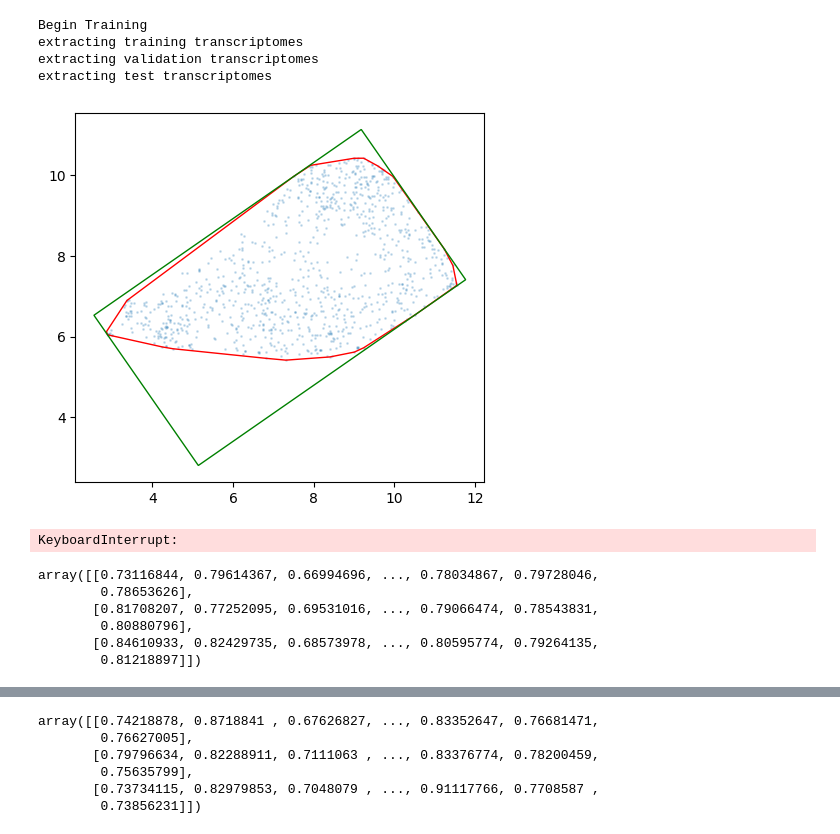
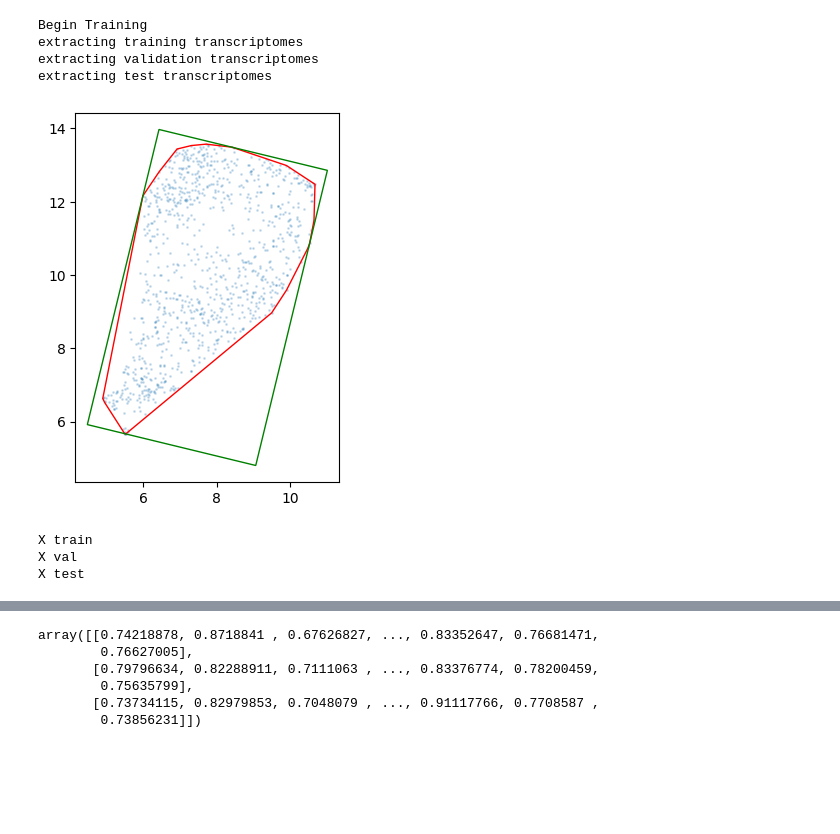
Before and after one commit to sverige16/Tomic-Chem-CP-Prot-MoA, a Jupyter notebook: 04_Tomics_Models/Erik_Models/DeepInsight.ipynb, the cells around one changed output, grey strips where cells are left out. Cells and saved outputs as stored; diff of their text form; code cells hidden in the pictures; blank space fills up the shorter version.

```diff
--- a/04_Tomics_Models/Erik_Models/DeepInsight.ipynb
+++ b/04_Tomics_Models/Erik_Models/DeepInsight.ipynb
@@ -691,45 +691,41 @@ X_test_norm = ln.transform(df_test_features.to_numpy().astype(float))
 #le = LabelEncoder()
 #y_train_enc = le.fit_transform(df_train_labels.values)
 #y_test_enc = le.transform(df_test_labels.values)
 #y_val_enc = le.transform(df_val_labels.values)
 
 # In[51]:
 from umap import UMAP
 
 distance_metric = 'cosine'
 reducer = UMAP(
     n_neighbors=15,
     min_dist=0.1,
 )
 
 
 
 # In[52]:
 
 
-pixel_size = (50, 50)
+pixel_size = (10, 10)
 it = ImageTransformer(
     feature_extractor=reducer,
     pixels=pixel_size)
 
 
 
 # In[53]:
 
 
 it.fit(df_train_features, y= df_train_labels, plot=True)
-X_train_img = it.transform(df_train_features)
-X_val_img = it.transform(df_val_features)
-X_test_img = it.transform(df_test_features)
+print('X train')
+X_train_img = it.transform(X_train_norm)
+print('X val')
+X_val_img = it.transform(X_val_norm)
+print('X test')
+X_test_img = it.transform(X_test_norm)
 # %% [output]
-[figure, old version]
+[figure, new version]
-KeyboardInterrupt:
+X train
+X val
+X test
-# %%
-X_train_norm[0:3]
-# %% [output]
-array([[0.73116844, 0.79614367, 0.66994696, ..., 0.78034867, 0.79728046,
-        0.78653626],
-       [0.81708207, 0.77252095, 0.69531016, ..., 0.79066474, 0.78543831,
-        0.80880796],
-       [0.84610933, 0.82429735, 0.68573978, ..., 0.80595774, 0.79264135,
-        0.81218897]])
```
Also changed, not shown: parts of 4 cells of this notebook, 17 other files.
